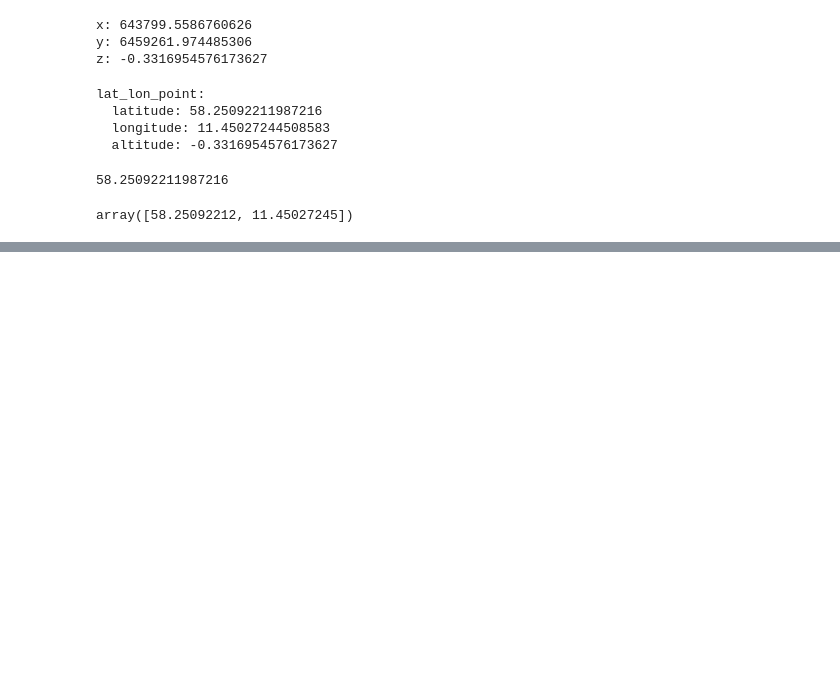
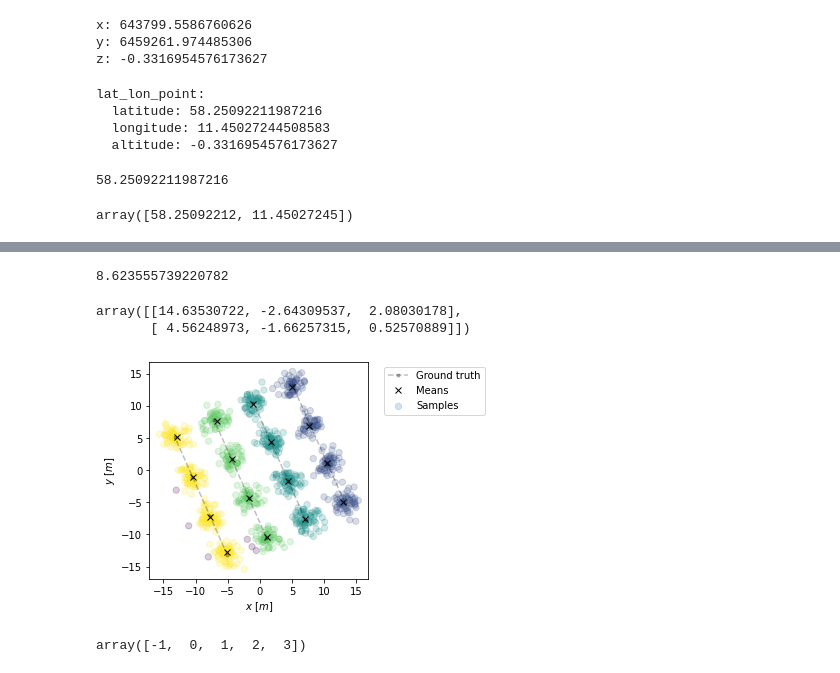
Before and after one commit to smarc-project/smarc_missions, a Jupyter notebook: smarc_bt/notebooks/probability.ipynb, the cells around one changed output, grey strips where cells are left out. Saved outputs shown, nothing was run; the diff lists cells and outputs as text; code cells hidden in the pictures; blank space fills up the shorter version.

```diff
--- a/smarc_bt/notebooks/probability.ipynb
+++ b/smarc_bt/notebooks/probability.ipynb
@@ -305,0 +300,37 @@ array([58.25092212, 11.45027245])
+# %%
+theta = np.deg2rad(116)
+def metric(p0, p1):
+
+    d = p1 - p0
+    d = d[:2].dot([-np.sin(theta), np.cos(theta)])
+    return abs(d)
+
+metric(samples[0], samples[1])
+# %% [output]
+8.623555739220782
+# %%
+samples[:2]
+# %% [output]
+array([[14.63530722, -2.64309537,  2.08030178],
+       [ 4.56248973, -1.66257315,  0.52570889]])
+# %%
+model = DBSCAN(
+    eps=0.5,
+    min_samples=4,
+    metric=metric,
+    metric_params=None,
+    algorithm='auto')
+
+c = model.fit_predict(samples)
+# %%
+# clustering
+importlib.reload(bt_actions)
+# mu, sigma, gsigma, labels, model = bt_actions.A_ReadBuoys.approximate(samples=samples, n_components=16)
+fig, ax = bt_actions.A_ReadBuoys.plot(means=mu, samples=samples, lines=lines, c=c)
+plt.show()
+# %% [output]
+[figure, added]
+# %%
+np.unique(c)
+# %% [output]
+array([-1,  0,  1,  2,  3])
```
Also changed, not shown: parts of 11 cells of this notebook, 1 other file.
